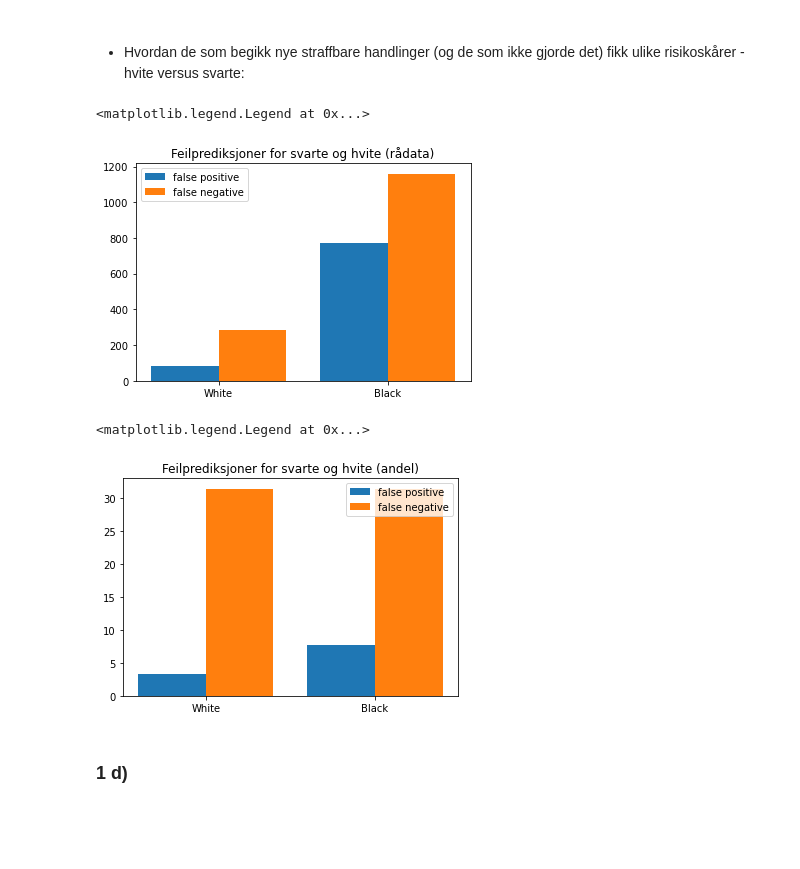
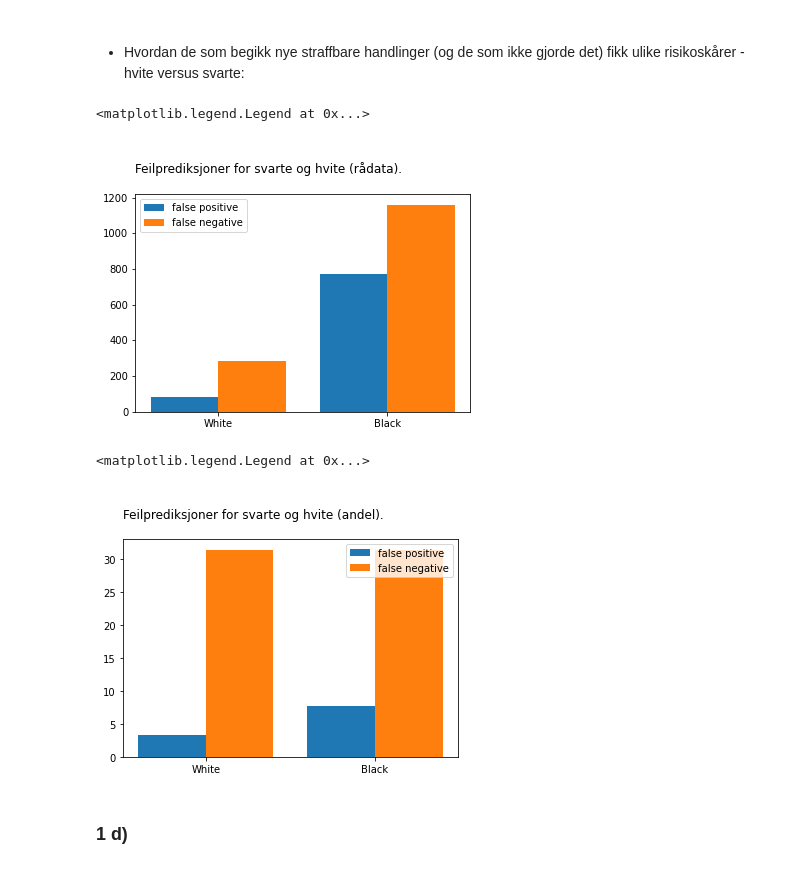
Before and after one commit to jonatanwins/COMPAS_project_HON2200, a Jupyter notebook: COMPAS.ipynb, the cells around one changed output. Drawn from its saved outputs; the diff is of its cells as text; code cells hidden in the pictures; blank space fills up the shorter version.

```diff
--- a/COMPAS.ipynb
+++ b/COMPAS.ipynb
@@ -170,29 +164,29 @@ plt.legend(col_labs)
 # %%
 gold_pos_white = gold_pos[gold_pos["race"] == "Caucasian"]
 gold_pos_black = gold_pos[gold_pos["race"] == "African-American"]
 gold_neg_white = gold_neg[gold_neg["race"] == "Caucasian"]
 gold_neg_black = gold_neg[gold_neg["race"] == "African-American"]
 
 false_pos_white = gold_neg_white[gold_neg_white["score_text"] == "High"]
 false_pos_black = gold_neg_black[gold_neg_black["score_text"] == "High"]
 
 false_neg_white = gold_pos_white[gold_pos_white["score_text"] == "Low"] + gold_pos_white[gold_pos_white["score_text"] == "Medium"]
 false_neg_black = gold_pos_black[gold_pos_black["score_text"] == "Low"] + gold_pos_black[gold_pos_black["score_text"] == "Medium"]
 
 col_labs = ["false positive", "false negative"]
 x_labs = ["White", "Black"]
 x = np.arange(len(col_labs))
 width = 0.4
 
 plt.bar(x-0.2, [len(false_pos_white.index), len(false_neg_white.index)], width)
 plt.bar(x+0.2, [len(false_pos_black.index), len(false_neg_black.index)], width)
 
 plt.xticks(x, x_labs)
-plt.title("Feilprediksjoner for svarte og hvite (rådata)")
+plt.title("\nFeilprediksjoner for svarte og hvite (rådata).\n", loc = "left")
 plt.legend(col_labs)
 # %% [output]
 <matplotlib.legend.Legend at 0x...>
-[figure, old version]
+[figure, new version]
 # %%
 pos_white_ratio = len(false_pos_white.index) / len(df_white.index) * 100
 pos_black_ratio = len(false_pos_black.index) / len(df_black.index) * 100
@@ -208,11 +202,11 @@ plt.bar(x-0.2, [pos_white_ratio, pos_black_ratio], width)
 plt.bar(x+0.2, [neg_white_ratio, neg_black_ratio], width)
 
 plt.xticks(x, x_labs)
-plt.title("Feilprediksjoner for svarte og hvite (andel)")
+plt.title("\nFeilprediksjoner for svarte og hvite (andel).\n", loc = "left")
 plt.legend(col_labs)
 # %% [output]
 <matplotlib.legend.Legend at 0x...>
-[figure, old version]
+[figure, new version]
 # %% [markdown]
 ### 1 d)
 # %%
```
Also changed, not shown: parts of 10 cells of this notebook.
